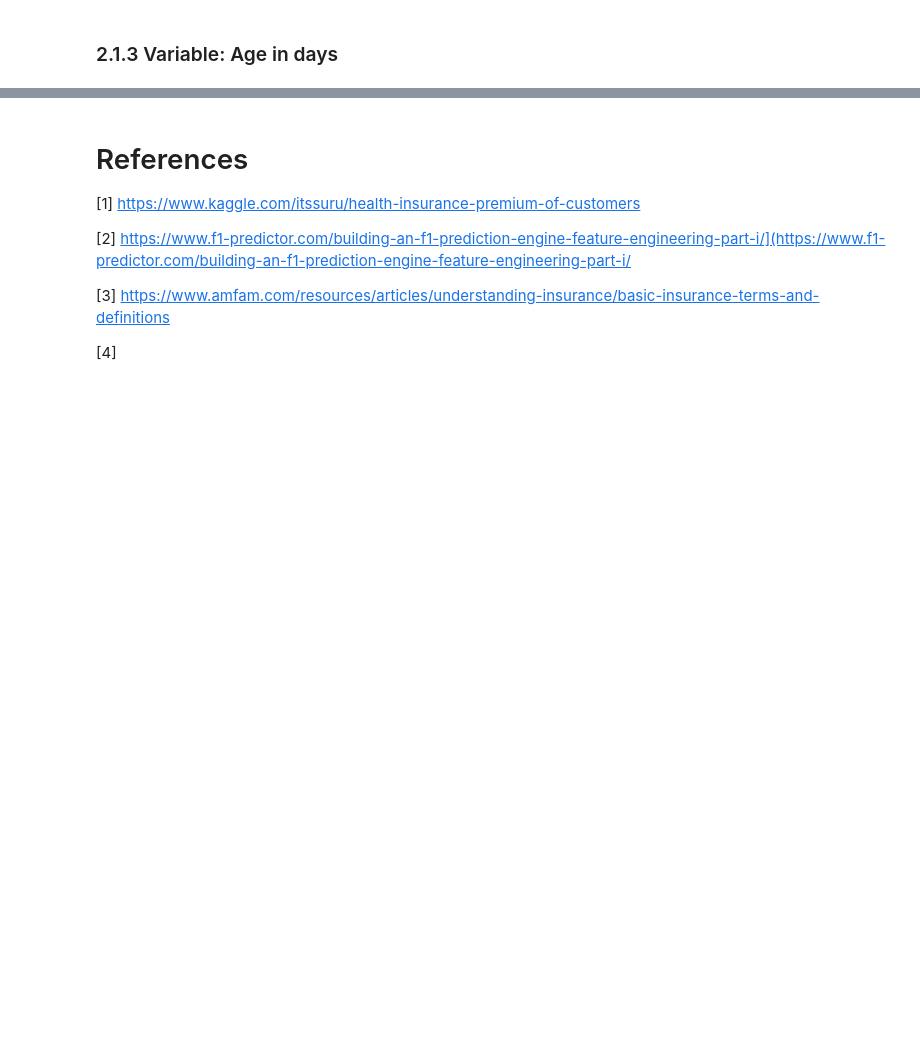
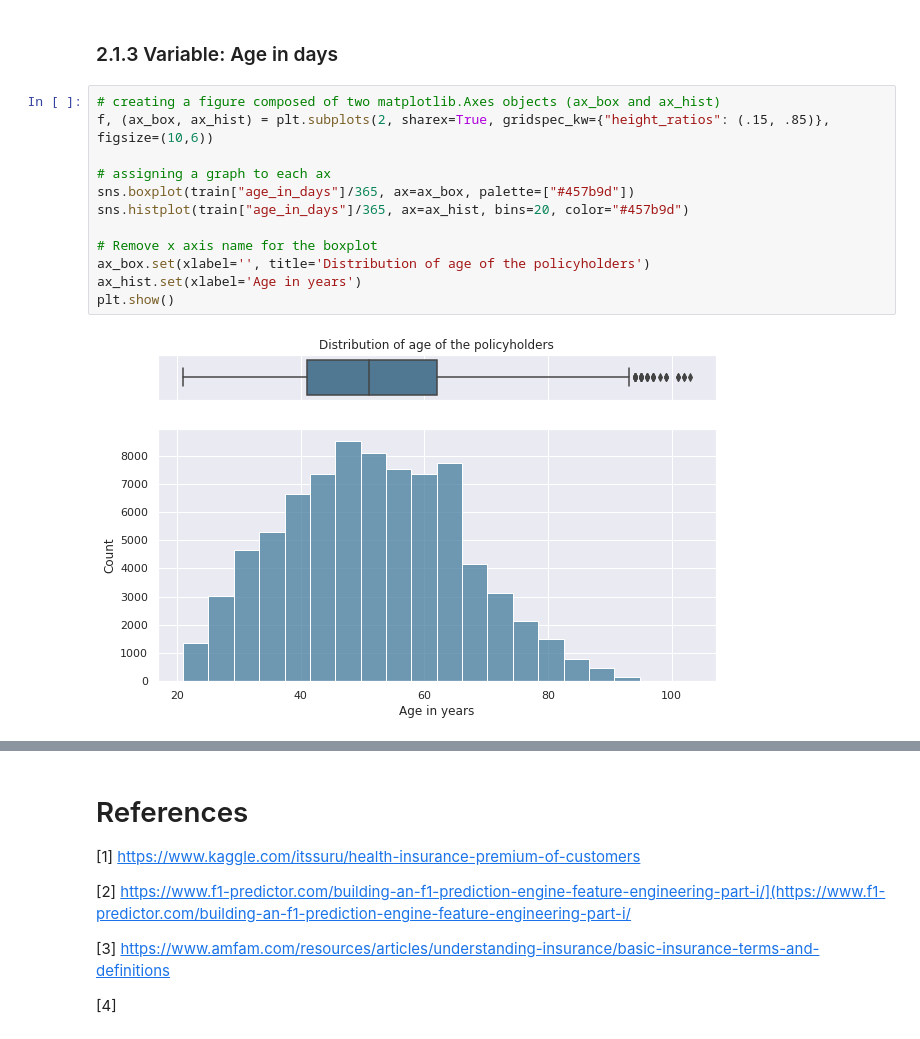
Before and after one commit to mefonseca/Insurance_payment, a Jupyter notebook: Non_payment_of_insurance_premium.ipynb, the cells around one changed output, grey strips where cells are left out. Cells and saved outputs as stored; diff of their text form; blank space fills up the shorter version.

```diff
--- a/Non_payment_of_insurance_premium.ipynb
+++ b/Non_payment_of_insurance_premium.ipynb
@@ -224,3 +224,17 @@ mannwhitneyu(train['perc_premium_paid_by_cash_credit'], train['target'], alterna
 MannwhitneyuResult(statistic=572165216.5, pvalue=0.0)
 # %% [markdown]
 ### 2.1.3 Variable: Age in days
+# %%
+# creating a figure composed of two matplotlib.Axes objects (ax_box and ax_hist)
+f, (ax_box, ax_hist) = plt.subplots(2, sharex=True, gridspec_kw={"height_ratios": (.15, .85)}, figsize=(10,6))
+
+# assigning a graph to each ax
+sns.boxplot(train["age_in_days"]/365, ax=ax_box, palette=["#457b9d"])
+sns.histplot(train["age_in_days"]/365, ax=ax_hist, bins=20, color="#457b9d")
+
+# Remove x axis name for the boxplot
+ax_box.set(xlabel='', title='Distribution of age of the policyholders')
+ax_hist.set(xlabel='Age in years')
+plt.show()
+# %% [output]
+[figure, added]
```
Also changed, not shown: parts of 9 cells of this notebook.
